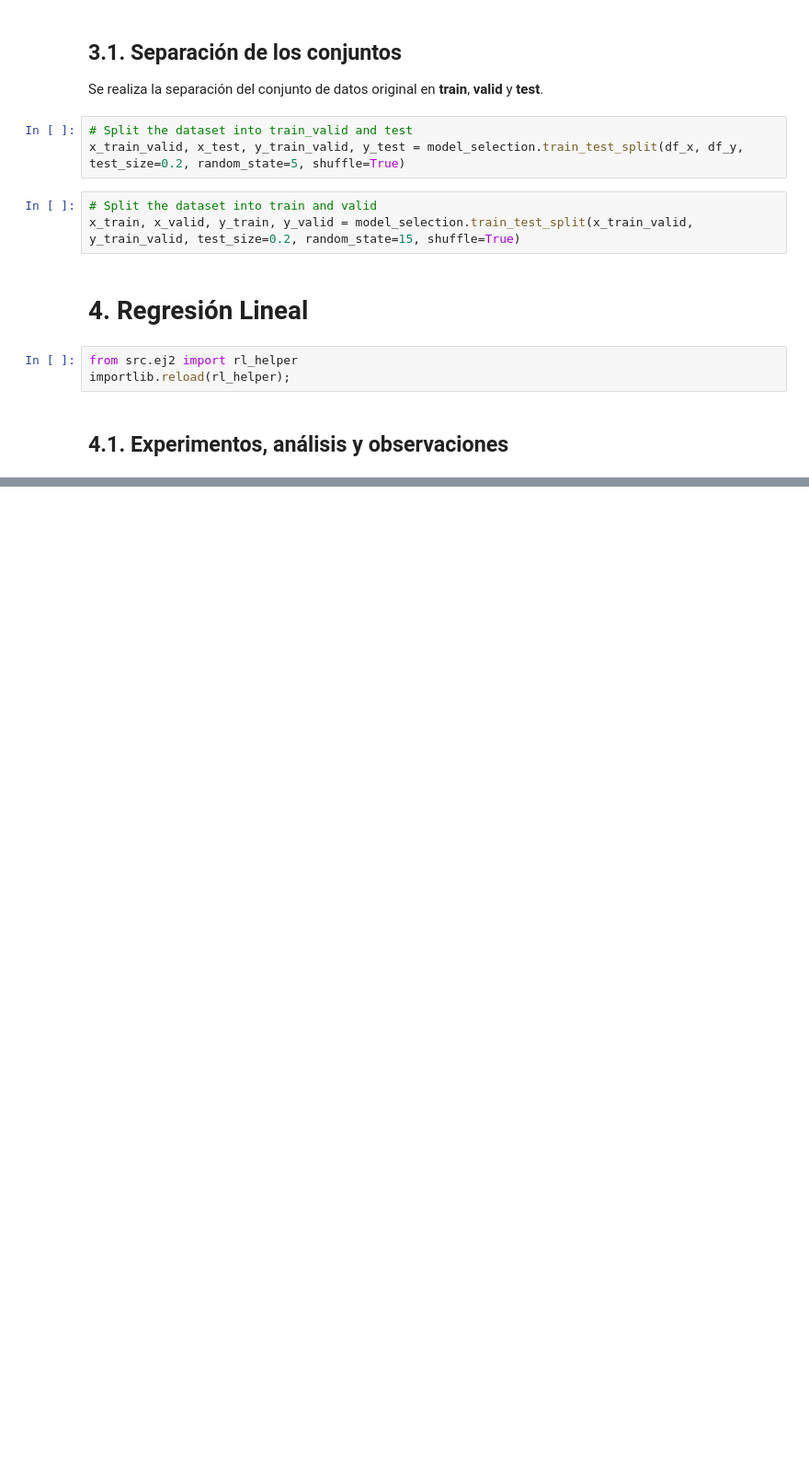
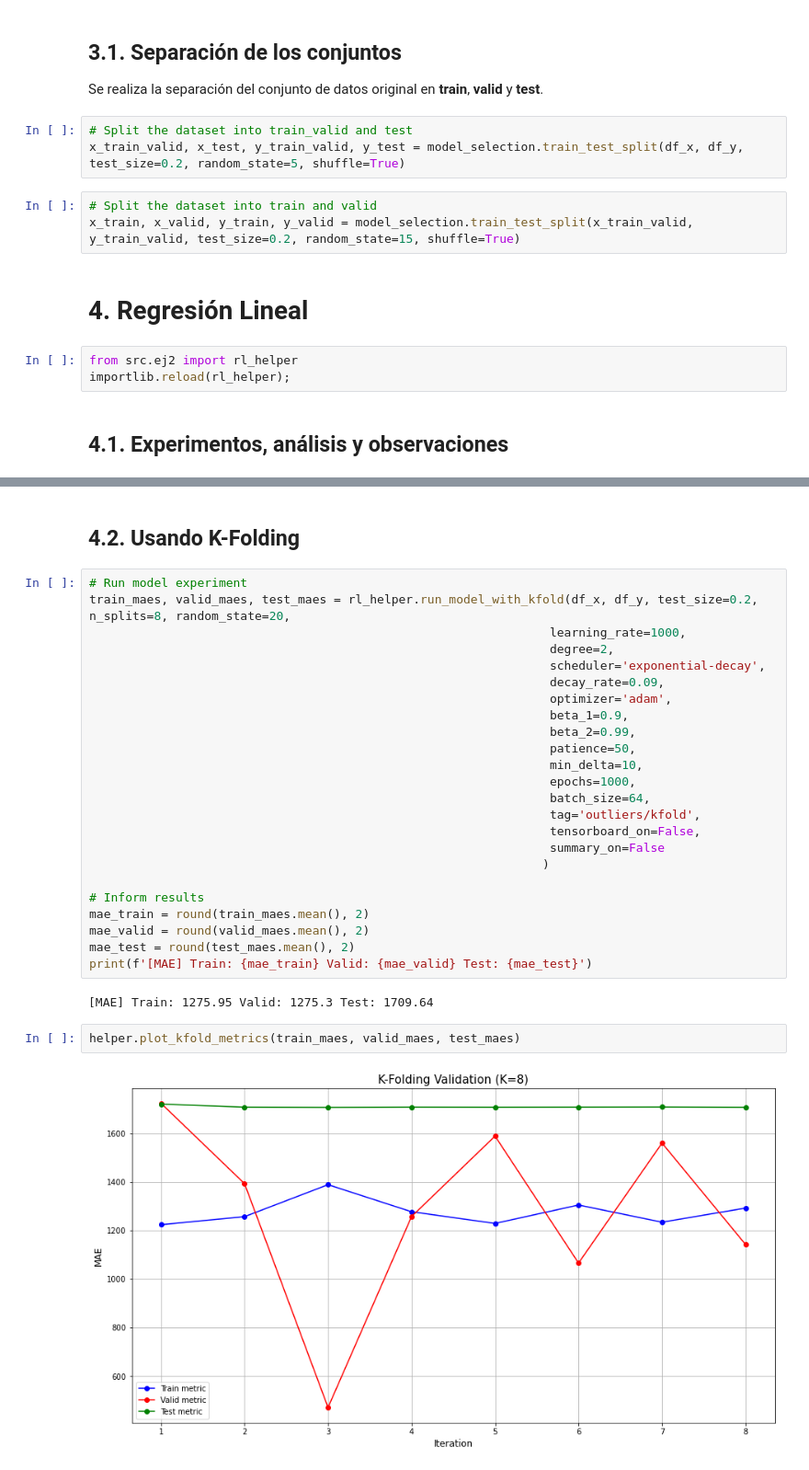
Before and after one commit to Kammann123/nn-tp2, a Jupyter notebook: notebooks/ej2/ej2_rl_outliers.ipynb, the cells around one changed output, grey strips where cells are left out. Shown: that part at 92% size. Cells and saved outputs as stored; diff of their text form; blank space fills up the shorter version.

```diff
--- a/notebooks/ej2/ej2_rl_outliers.ipynb
+++ b/notebooks/ej2/ej2_rl_outliers.ipynb
@@ -234,3 +241,35 @@ _________________________________________________________________
+# %% [markdown]
+## 4.2. Usando K-Folding
+# %%
+# Run model experiment
+train_maes, valid_maes, test_maes = rl_helper.run_model_with_kfold(df_x, df_y, test_size=0.2, n_splits=8, random_state=20,
+                                                                learning_rate=1000,
+                                                                degree=2,
+                                                                scheduler='exponential-decay',
+                                                                decay_rate=0.09,
+                                                                optimizer='adam',
+                                                                beta_1=0.9,
+                                                                beta_2=0.99,
+                                                                patience=50,
+                                                                min_delta=10,
+                                                                epochs=1000,
+                                                                batch_size=64,
+                                                                tag='outliers/kfold',
+                                                                tensorboard_on=False,
+                                                                summary_on=False
+                                                               )
+
+# Inform results
+mae_train = round(train_maes.mean(), 2)
+mae_valid = round(valid_maes.mean(), 2)
+mae_test = round(test_maes.mean(), 2)
+print(f'[MAE] Train: {mae_train} Valid: {mae_valid} Test: {mae_test}')
+# %% [output]
+[MAE] Train: 1275.95 Valid: 1275.3 Test: 1709.64
+# %%
+helper.plot_kfold_metrics(train_maes, valid_maes, test_maes)
+# %% [output]
+[figure, added]
 # %% [markdown]
 # Conclusión
 El objetivo de este análisis fue responder, **¿se pueden remover outliers de la salida?**, o al menos tratar de discernir el impacto que estos tienen sobre cómo entrenamos el modelo. Particularmente, al remover los outliers de la variable de salida se redujo las diferencias de la performance del modelo entre diferentes conjuntos, y además se mejoró la métrica en general. Esto tiene sentido, el modelo debe ser capaz de adaptarse acorde a la función de costo sobre el conjunto de entrenamiento, y cuando se presentan outliers, se hace más dificil ajustarse bien a todos los datos. Además, siempre y cuando no sean suficientes datos sucederá que no hay información suficiente para ajustarse bien a los outliers. Por otro lado, como desventaja, al remover esos datos **¿qué pasa si queremos predecirlos?**.
```
Also changed, not shown: parts of 6 cells of this notebook, 10 other files.
